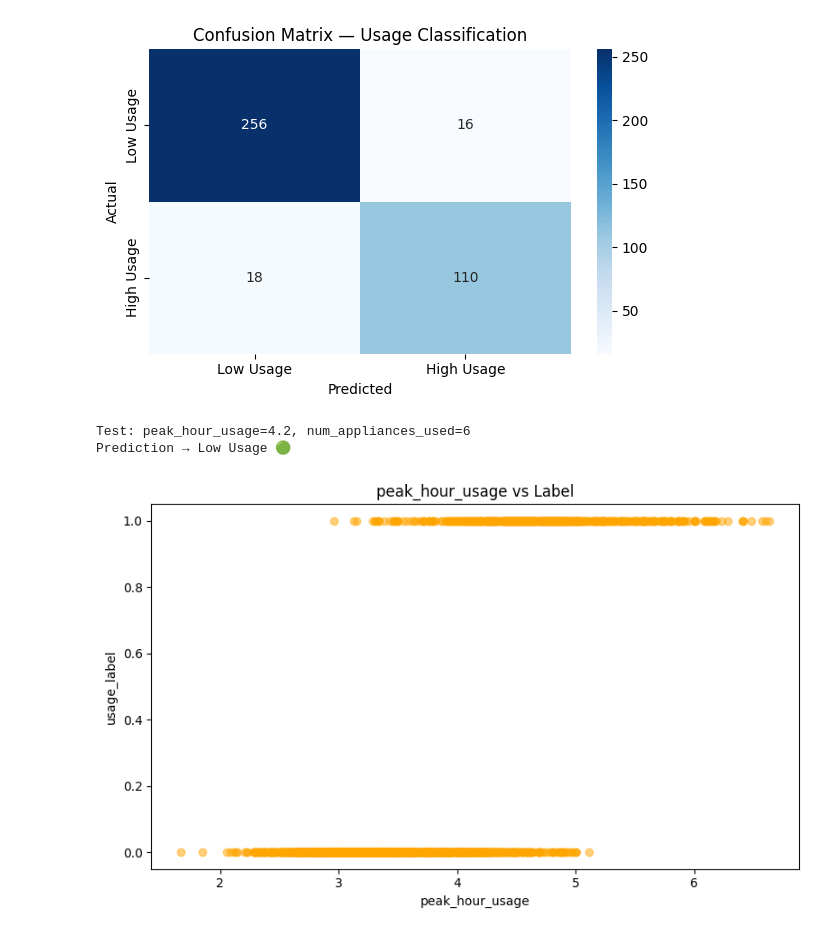
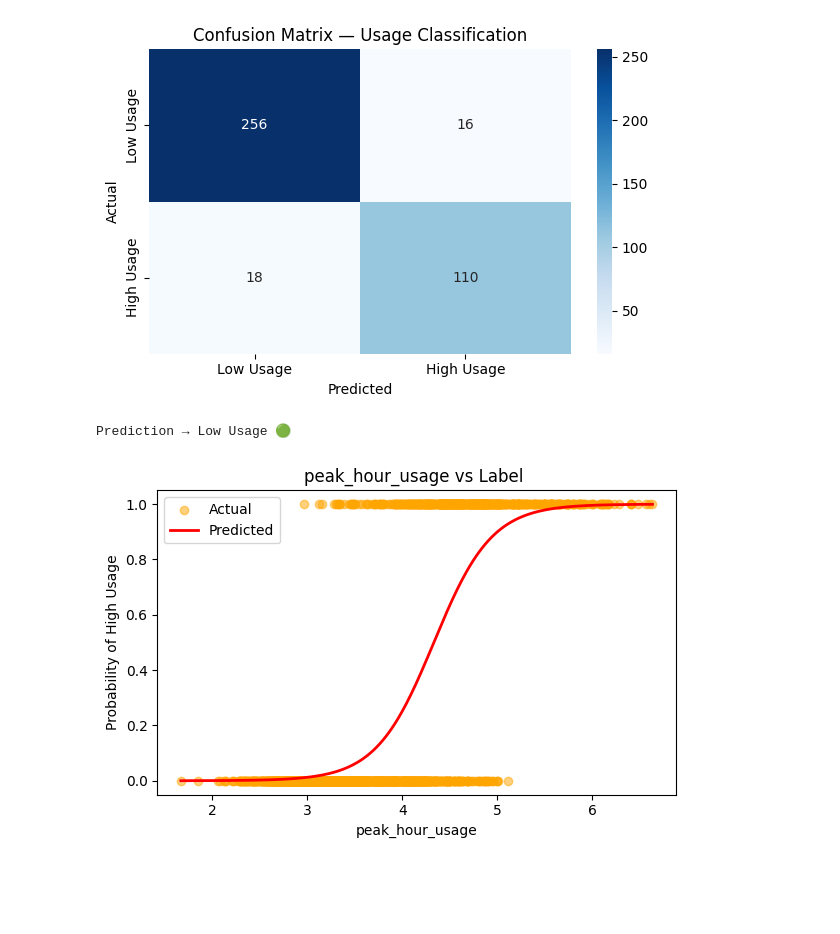
Before and after one commit to havilah-12/ML_SupervisedLearning, a Jupyter notebook: LinearRegression_LogisticRegression.ipynb, the cells around one changed output. Cells and saved outputs as stored; diff of their text form; code cells hidden in the pictures; blank space fills up the shorter version.

```diff
--- a/LinearRegression_LogisticRegression.ipynb
+++ b/LinearRegression_LogisticRegression.ipynb
@@ -9,7 +9,7 @@ from sklearn.metrics import mean_squared_error
 import matplotlib.pyplot as plt
 
 
-df = pd.read_csv('/content/household_dataset.csv')
+df = pd.read_csv('/content/sample_data/household_dataset.csv')
 print(f"Dataset shape: {df.shape}")
 df.head()
 # %% [output]
@@ -177,23 +176,37 @@ plt.show()
 # %% [output]
 [figure]
 # %%
-# Test a prediction (only peak_hour_usage and num_appliances_used now)
-test_input = [[4.2, 6]]
+
+# Test prediction
+test_input = pd.DataFrame([[4.2, 6]],
+             columns=['peak_hour_usage', 'num_appliances_used'])
+
 result = clf.predict(test_input)[0]
 label = "High Usage 🔴" if result == 1 else "Low Usage 🟢"
-print(f"Test: peak_hour_usage=4.2, num_appliances_used=6")
 print(f"Prediction → {label}")
 # %% [output]
-Test: peak_hour_usage=4.2, num_appliances_used=6
 Prediction → Low Usage 🟢
 # %%
-# Plot: peak_hour_usage vs label
-plt.figure(figsize=(8, 5))
-plt.scatter(df['peak_hour_usage'], df['usage_label'], alpha=0.5, color='orange')
+
+# Plot: peak_hour_usage vs label with S-curve
+plt.figure(figsize=(6, 4))
+
+# Actual dots
+plt.scatter(df['peak_hour_usage'], df['usage_label'], alpha=0.5, color='orange', label='Actual')
+
+# S-curve (sigmoid)
+x_range = np.linspace(df['peak_hour_usage'].min(), df['peak_hour_usage'].max(), 300)
+x_df = pd.DataFrame({'peak_hour_usage': x_range,
+                     'num_appliances_used': df['num_appliances_used'].mean()})
+y_prob = clf.predict_proba(x_df)[:, 1]
+
+plt.plot(x_range, y_prob, color='red', linewidth=2, label='Predicted')
+
 plt.xlabel('peak_hour_usage')
-plt.ylabel('usage_label')
-plt.title('peak_hour_usage vs Label')
+plt.ylabel('Probability of High Usage')
+plt.title('peak_hour_usage vs Label ')
+plt.legend()
 plt.tight_layout()
 plt.show()
 # %% [output]
-[figure, old version]
+[figure, new version]
```
Also changed, not shown: parts of 2 cells of this notebook.
